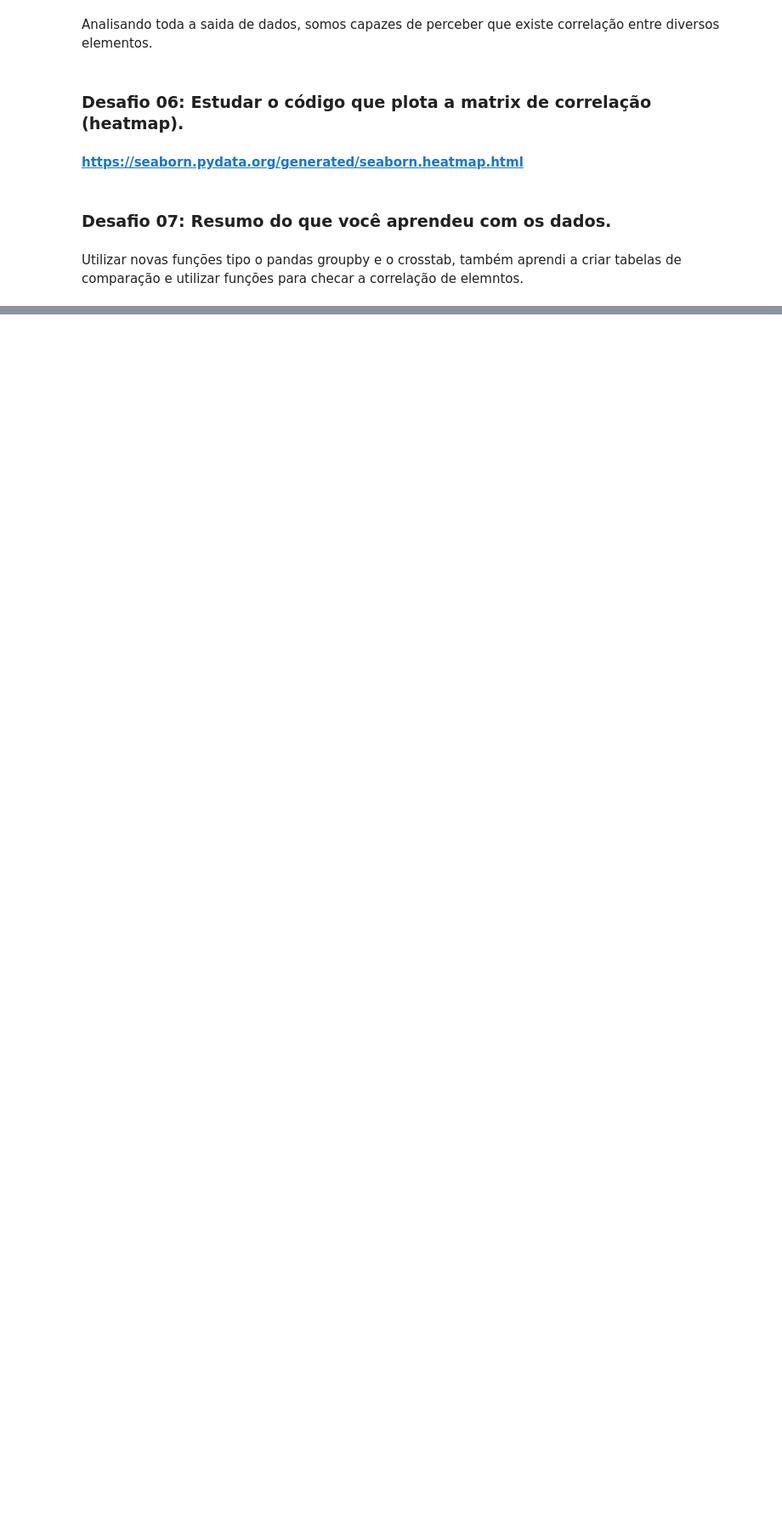
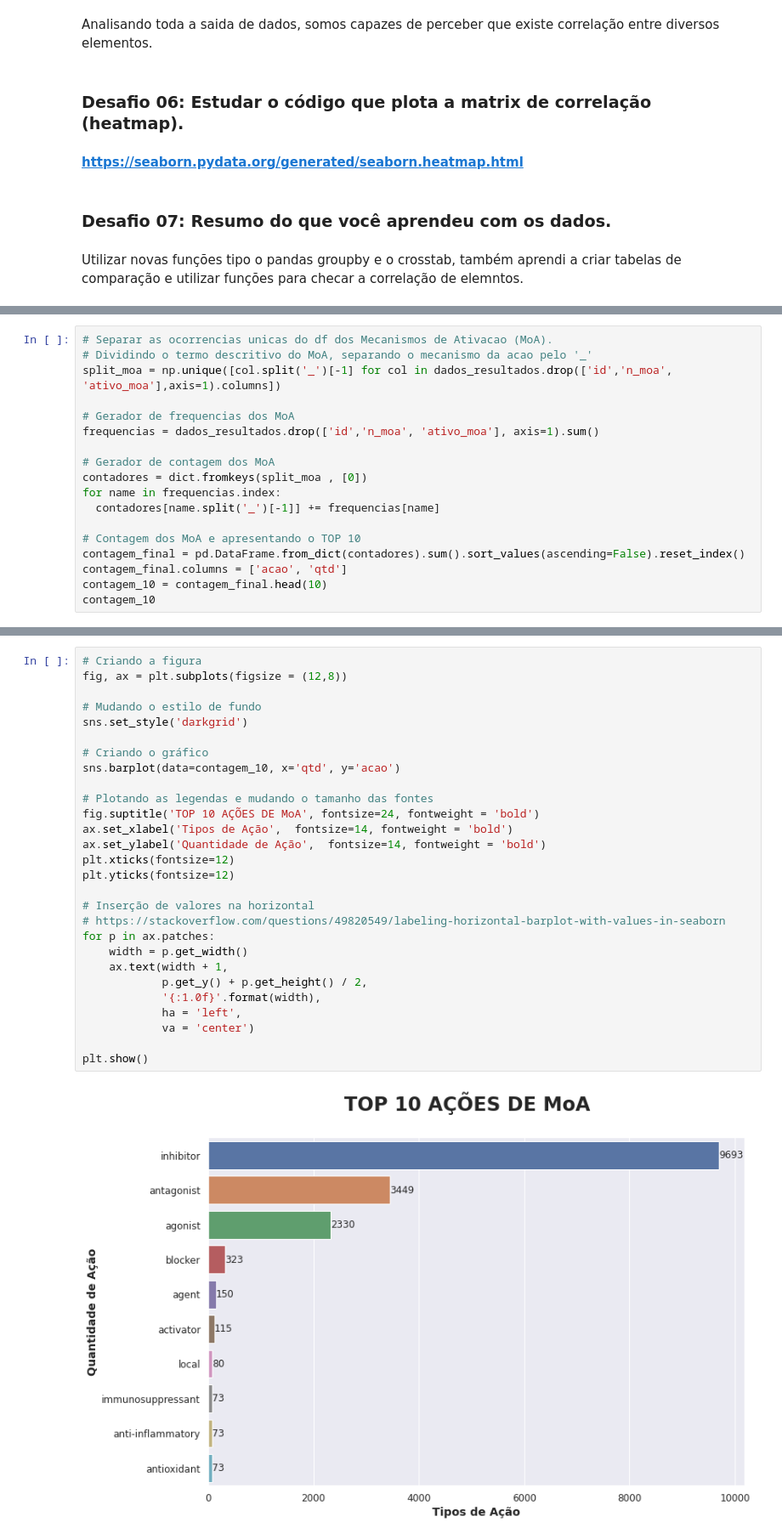
Before and after one commit to ezkias/imersao-dados, a Jupyter notebook: Imersão_Dados.ipynb, the cells around one changed output, grey strips where cells are left out. Shown at 85% size. Saved outputs shown, nothing was run; the diff lists cells and outputs as text; blank space fills up the shorter version.

```diff
--- a/Imersão_Dados.ipynb
+++ b/Imersão_Dados.ipynb
@@ -749,0 +897,18 @@ Utilizar novas funções tipo o pandas groupby e o crosstab, também aprendi a c
+# %%
+# Separar as ocorrencias unicas do df dos Mecanismos de Ativacao (MoA).
+# Dividindo o termo descritivo do MoA, separando o mecanismo da acao pelo '_'
+split_moa = np.unique([col.split('_')[-1] for col in dados_resultados.drop(['id','n_moa', 'ativo_moa'],axis=1).columns])
+
+# Gerador de frequencias dos MoA
+frequencias = dados_resultados.drop(['id','n_moa', 'ativo_moa'], axis=1).sum()
+
+# Gerador de contagem dos MoA
+contadores = dict.fromkeys(split_moa , [0])
+for name in frequencias.index:
+  contadores[name.split('_')[-1]] += frequencias[name]
+
+# Contagem dos MoA e apresentando o TOP 10
+contagem_final = pd.DataFrame.from_dict(contadores).sum().sort_values(ascending=False).reset_index()
+contagem_final.columns = ['acao', 'qtd']
+contagem_10 = contagem_final.head(10)
+contagem_10
@@ -749,0 +927,30 @@ Utilizar novas funções tipo o pandas groupby e o crosstab, também aprendi a c
+# %%
+# Criando a figura
+fig, ax = plt.subplots(figsize = (12,8))
+
+# Mudando o estilo de fundo
+sns.set_style('darkgrid')
+
+# Criando o gráfico
+sns.barplot(data=contagem_10, x='qtd', y='acao')
+
+# Plotando as legendas e mudando o tamanho das fontes
+fig.suptitle('TOP 10 AÇÕES DE MoA', fontsize=24, fontweight = 'bold')
+ax.set_xlabel('Tipos de Ação',  fontsize=14, fontweight = 'bold')
+ax.set_ylabel('Quantidade de Ação',  fontsize=14, fontweight = 'bold')
+plt.xticks(fontsize=12)
+plt.yticks(fontsize=12)
+
+# Inserção de valores na horizontal
+# https://stackoverflow.com/questions/49820549/labeling-horizontal-barplot-with-values-in-seaborn
+for p in ax.patches:
+    width = p.get_width()
+    ax.text(width + 1,
+            p.get_y() + p.get_height() / 2,
+            '{:1.0f}'.format(width),
+            ha = 'left',
+            va = 'center')
+
+plt.show()
+# %% [output]
+[figure, added]
```
Also changed, not shown: parts of 42 cells of this notebook.
